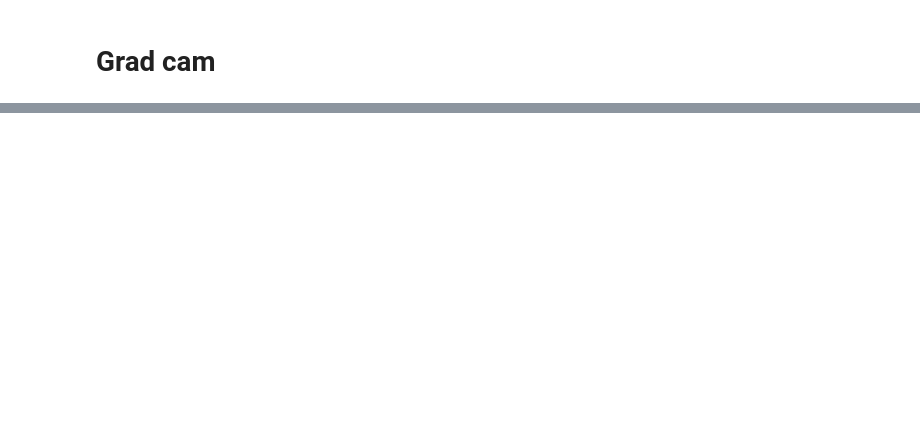
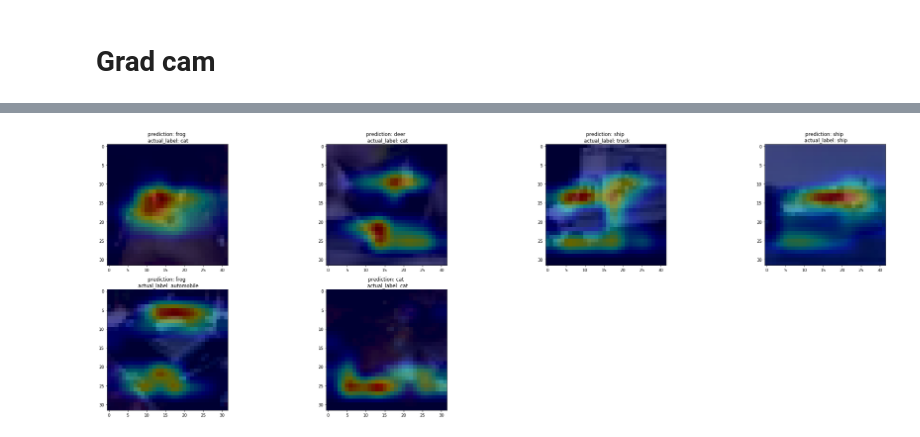
Before and after one commit to abhinavm24/EIP, a Jupyter notebook: week4/Assignment4/Cifar-10-resnet-18-gradcam.ipynb, the cells around one changed output, grey strips where cells are left out. Drawn from its saved outputs; the diff is of its cells as text; code cells hidden in the pictures; blank space fills up the shorter version.

```diff
--- a/week4/Assignment4/Cifar-10-resnet-18-gradcam.ipynb
+++ b/week4/Assignment4/Cifar-10-resnet-18-gradcam.ipynb
@@ -490,0 +550,16 @@ KeyboardInterrupt: ignored
+# %%
+import matplotlib.pyplot as plt
+
+def normalize(img):
+    return np.uint8((img - img.min()) / (img.max()-img.min())*255)
+
+ind = np.random.choice(len(x_test),size = 6,replace = False)
+plt.figure(figsize = (30,10))
+for i in range(len(ind)):
+  img,heatmap,superimposed_img,pred_id = grad_cam(x_test[ind[i]],layer = 'conv2d_21')
+  ax = plt.subplot(2,4,i+1)
+  ax.imshow(img)
+  ax.imshow(normalize(superimposed_img),alpha = 0.4)
+  ax.set_title('prediction: {} \n actual_label: {}'.format(labels[pred_id],labels[np.argmax(y_test[ind[i]])]))
+  plt.tight_layout()
+# %% [output]
@@ -491,3 +572,4 @@ KeyboardInterrupt: ignored
+[figure, added]
 # %%
 import numpy as np
 from keras.applications.vgg16 import VGG16, preprocess_input, decode_predictions
```
Also changed, not shown: parts of 6 cells of this notebook.
